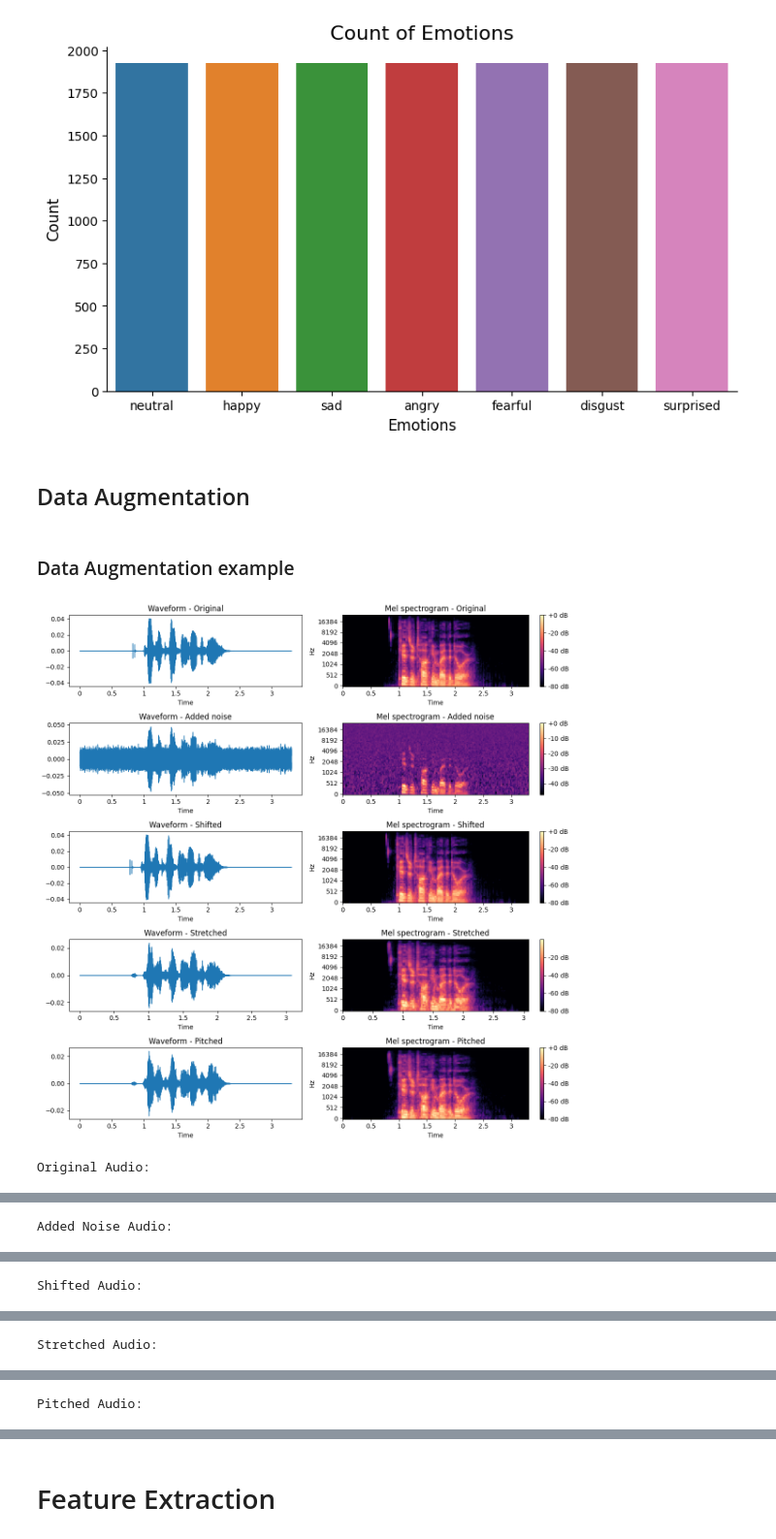
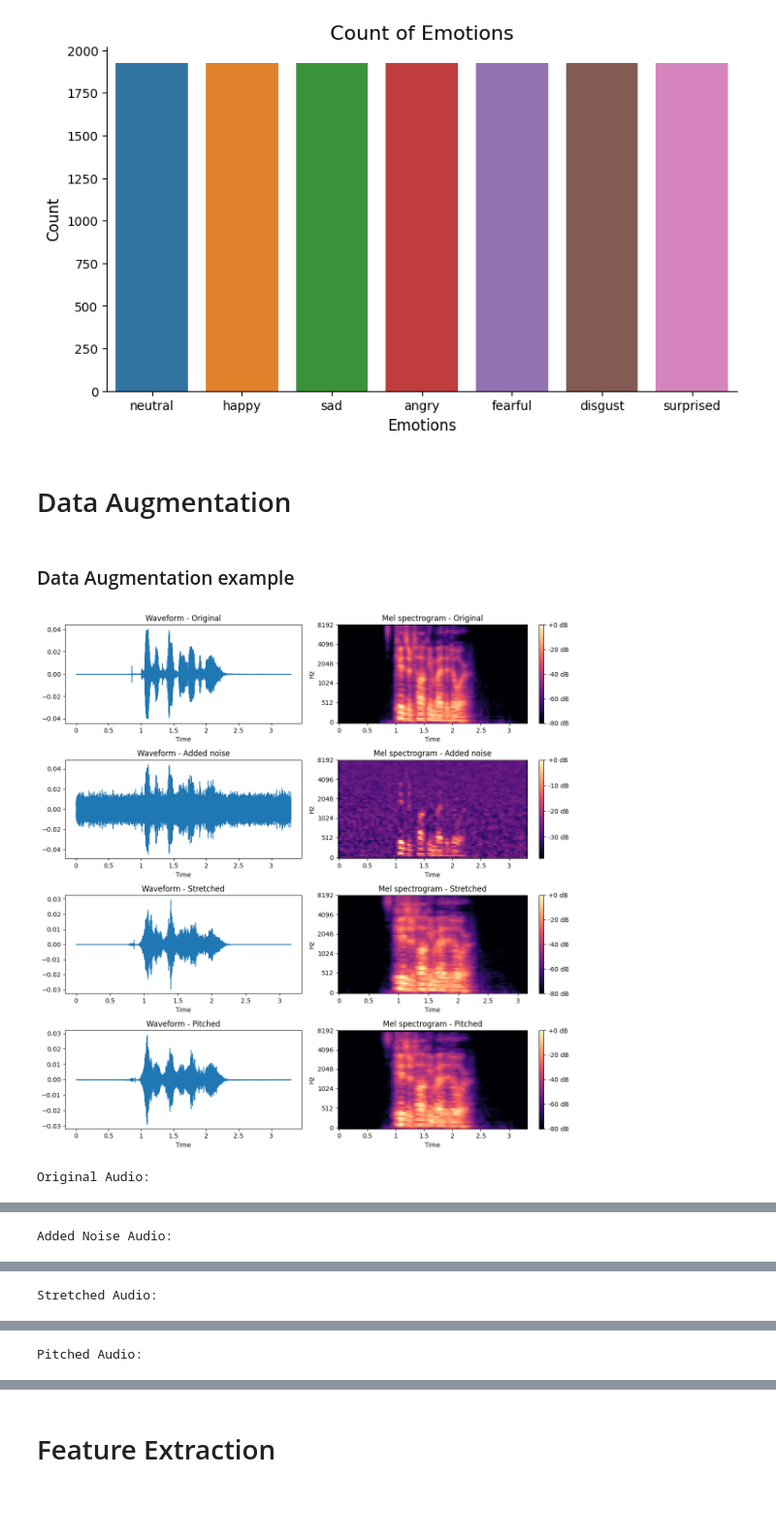
Before and after one commit to HuynhHanDong/Speech-Emotion-Recognition, a Jupyter notebook: Speech_Emotion_Recognition.ipynb, the cells around one changed output, grey strips where cells are left out. Shown at 97% size. Cells and saved outputs as stored; diff of their text form; code cells hidden in the pictures; blank space fills up the shorter version.

```diff
--- a/Speech_Emotion_Recognition.ipynb
+++ b/Speech_Emotion_Recognition.ipynb
@@ -39,14 +41,10 @@ sns.despine(top=True, right=True, left=False, bottom=False)
 # %% [output]
 [figure]
 # %% [markdown]
-## Data Augmentation
+# Data Augmentation
 # %%
 def noise(data, noise_factor=0.005):
     return data + noise_factor * np.random.randn(len(data))
-
-def shift(data, shift_max=0.2, sr=22050):
-    shift = int(random.uniform(-shift_max, shift_max) * sr)
-    return np.roll(data, shift)
 
 def stretch(data, rate=random.uniform(0.9, 1.1)):
     return librosa.effects.time_stretch(y=data, rate=rate)
@@ -57,7 +55,6 @@ def pitch(data, sr, n_steps=random.randint(-2, 2)):
 def augment_audio(y, sr):
     return [
         noise(y),
-        shift(y),
         stretch(y),
         pitch(y, sr=sr)
     ]
@@ -65,57 +62,51 @@ def augment_audio(y, sr):
 ### Data Augmentation example
 # %%
 example_file = df["Path"].iloc[0]
-y, sr = librosa.load(example_file, sr=None)
+y, sr = librosa.load(example_file, sr=16000)
 
-added_noise, shifted, stretched, pitched = augment_audio(y, sr)
+added_noise, stretched, pitched = augment_audio(y, sr)
 
 plt.figure(figsize=(12, 12))
 for i, (title, data) in enumerate([
     ("Original", y),
     ("Added noise", added_noise),
-    ("Shifted", shifted),
     ("Stretched", stretched),
     ("Pitched", pitched)
 ]):
     # Waveform
-    plt.subplot(5, 2, 2 * i + 1)
+    plt.subplot(4, 2, 2 * i + 1)
     librosa.display.waveshow(data, sr=sr)
     plt.title(f"Waveform - {title}")
 
     # Mel spectrogram
-    plt.subplot(5, 2, 2 * i + 2)
+    plt.subplot(4, 2, 2 * i + 2)
     S = librosa.feature.melspectrogram(y=data, sr=sr, n_mels=64)
     librosa.display.specshow(librosa.power_to_db(S, ref=np.max), sr=sr, x_axis='time', y_axis='mel')
     plt.colorbar(format="%+2.f dB")
     plt.title(f"Mel spectrogram - {title}")
 
 plt.tight_layout()
 plt.show()
 
 # Play the examples
 print("Original Audio:")
 display(Audio(y, rate=sr))
 
 print("Added Noise Audio:")
 display(Audio(added_noise, rate=sr))
 
-print("Shifted Audio:")
-display(Audio(shifted, rate=sr))
-
-
 print("Stretched Audio:")
 display(Audio(stretched, rate=sr))
 
 print("Pitched Audio:")
 display(Audio(pitched, rate=sr))
 # %% [output]
-[figure, old version]
+[figure, new version]
 Original Audio:
 [interactive output not drawn]
 Added Noise Audio:
 [interactive output not drawn]
-Shifted Audio:
+Stretched Audio:
 [interactive output not drawn]
-Stretched Audio:
+Pitched Audio:
 [interactive output not drawn]
-Pitched Audio:
```
Also changed, not shown: parts of 12 cells of this notebook, 5 other files.
